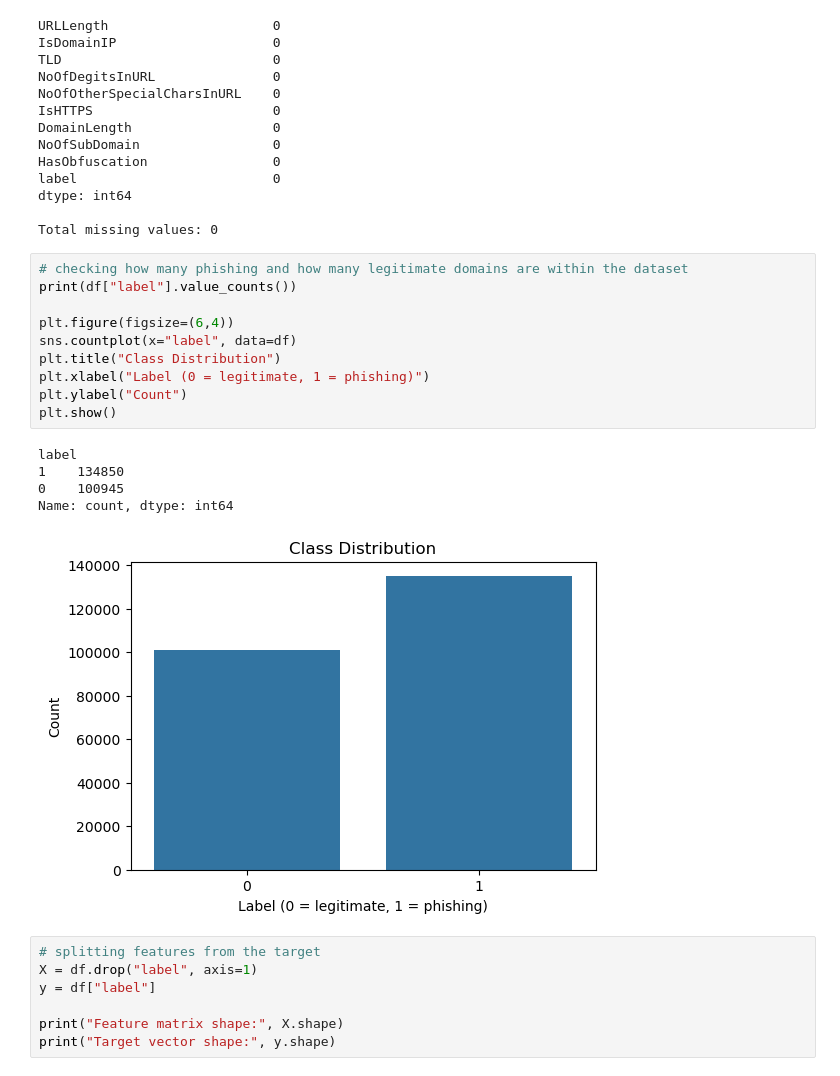
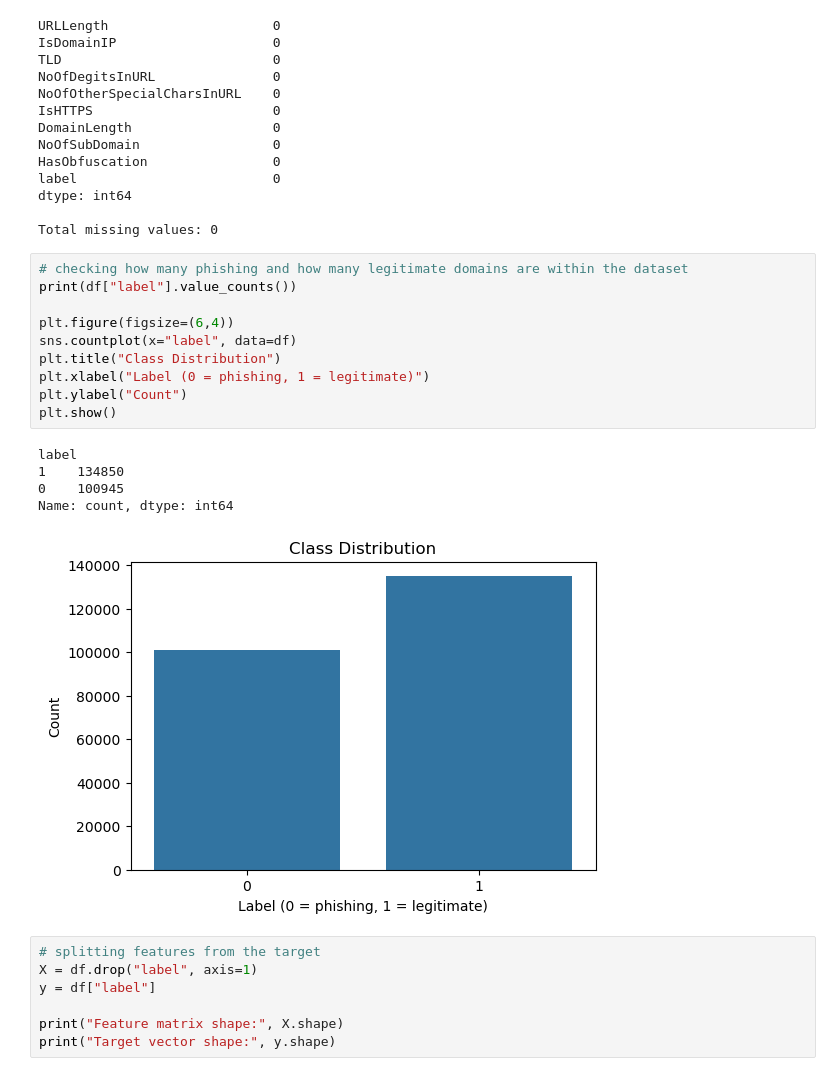
Before and after one commit to monsenorus/ml_763, a Jupyter notebook: notebooks/model4_decision_tree.ipynb, the cells around one changed output. Drawn from its saved outputs; the diff is of its cells as text.

```diff
--- a/notebooks/model4_decision_tree.ipynb
+++ b/notebooks/model4_decision_tree.ipynb
@@ -80,19 +80,19 @@ Total missing values: 0
 # %%
 # checking how many phishing and how many legitimate domains are within the dataset
 print(df["label"].value_counts())
 
 plt.figure(figsize=(6,4))
 sns.countplot(x="label", data=df)
 plt.title("Class Distribution")
-plt.xlabel("Label (0 = legitimate, 1 = phishing)")
+plt.xlabel("Label (0 = phishing, 1 = legitimate)")
 plt.ylabel("Count")
 plt.show()
 # %% [output]
 label
 1    134850
 0    100945
 Name: count, dtype: int64
-[figure, old version]
+[figure, new version]
 # %%
 # splitting features from the target
 X = df.drop("label", axis=1)
```
Also changed, not shown: parts of 6 cells of this notebook, 3 other files.
